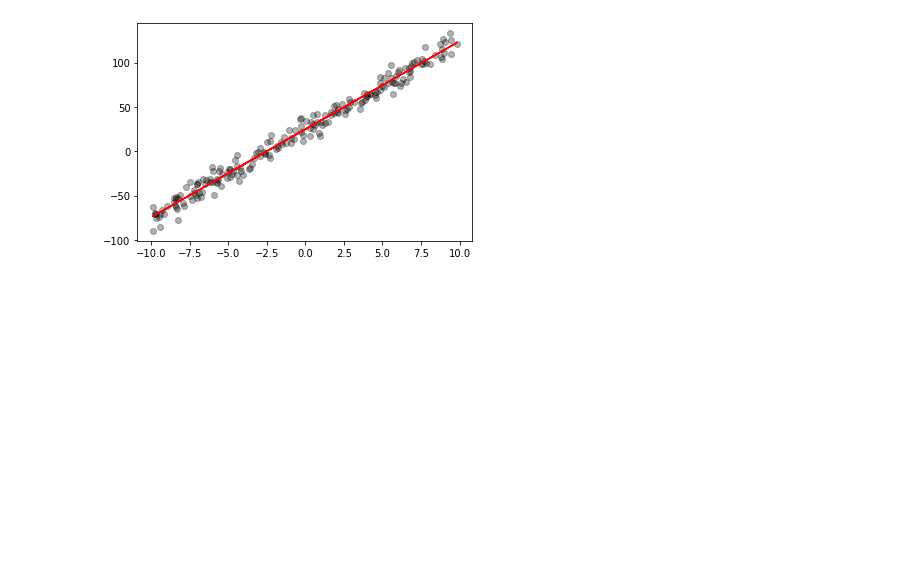
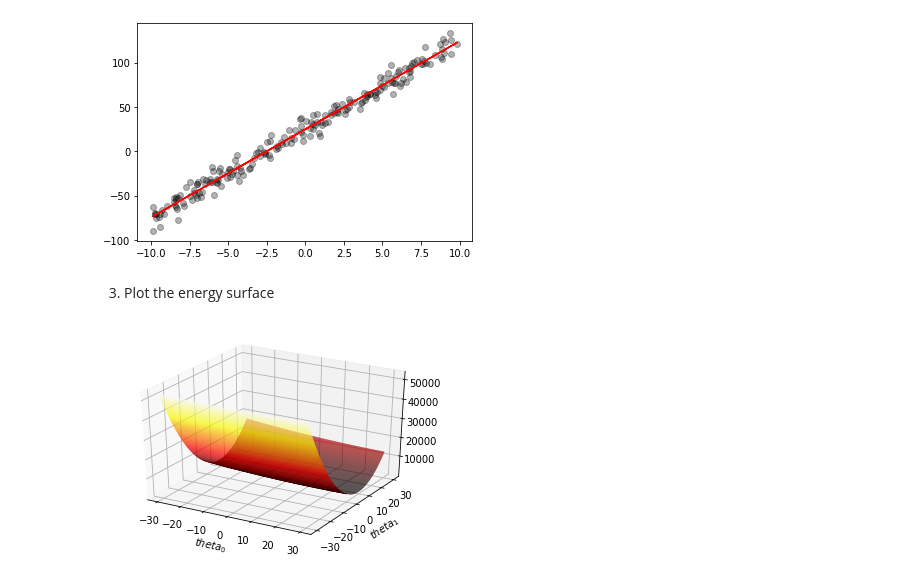
Before and after one commit to sonhs99/MachineLearning, a Jupyter notebook: Assignment02/Assignment02.ipynb, the cells around one changed output. Drawn from its saved outputs; the diff is of its cells as text; code cells hidden in the pictures; blank space fills up the shorter version.

Commit message:
3. Plotting the energy surface

```diff
--- a/Assignment02/Assignment02.ipynb
+++ b/Assignment02/Assignment02.ipynb
@@ -32,7 +32,7 @@ def energy(x, y, theta_a, theta_b):
   for x_, y_ in zip(x, y):
     tmp = theta_a * x_ + theta_b - y_
     sum += tmp * tmp
-  return sum / 200
+  return sum / len(x)
 
 e_tmp = energy(x_data, y_data, theta_a[-1], theta_b[-1])
 
@@ -53,3 +53,16 @@ plt.plot(x_data, theta_a[-1]*x_data + theta_b[-1], 'r')
 plt.show()
 # %% [output]
 [figure]
+# %% [markdown]
+3. Plot the energy surface
+# %%
+theta_0,theta_1 = np.meshgrid(np.linspace(-30,30,600),np.linspace(-30,30,600))
+
+ax = plt.axes(projection='3d')
+
+ax.plot_surface(theta_0, theta_1, energy(x_data, y_data, theta_1, theta_0),rstride=1,cstride=1,cmap='hot')
+ax.set_xlabel(r'$theta_0$')
+ax.set_ylabel(r'$theta_1$')
+plt.show()
+# %% [output]
+[figure, added]
```
